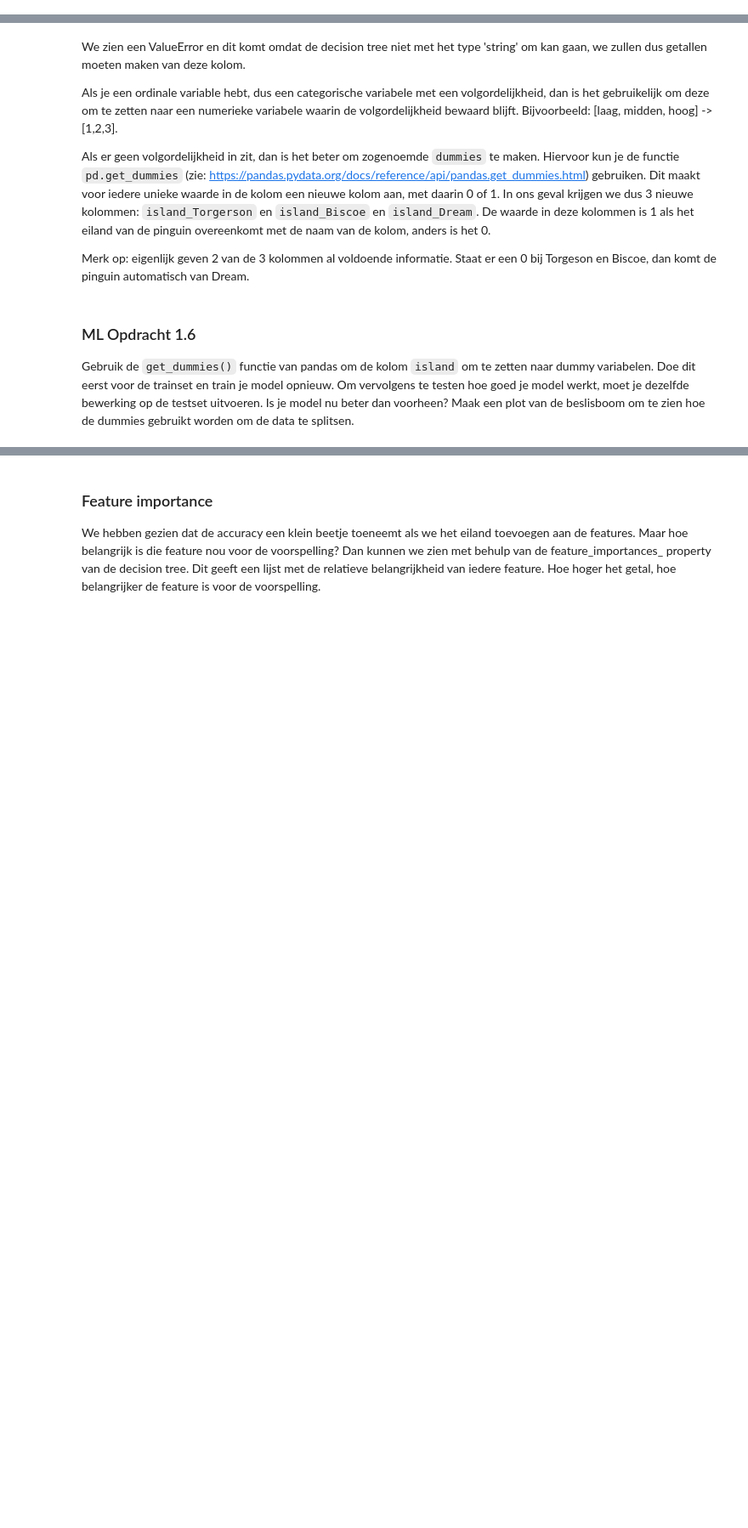
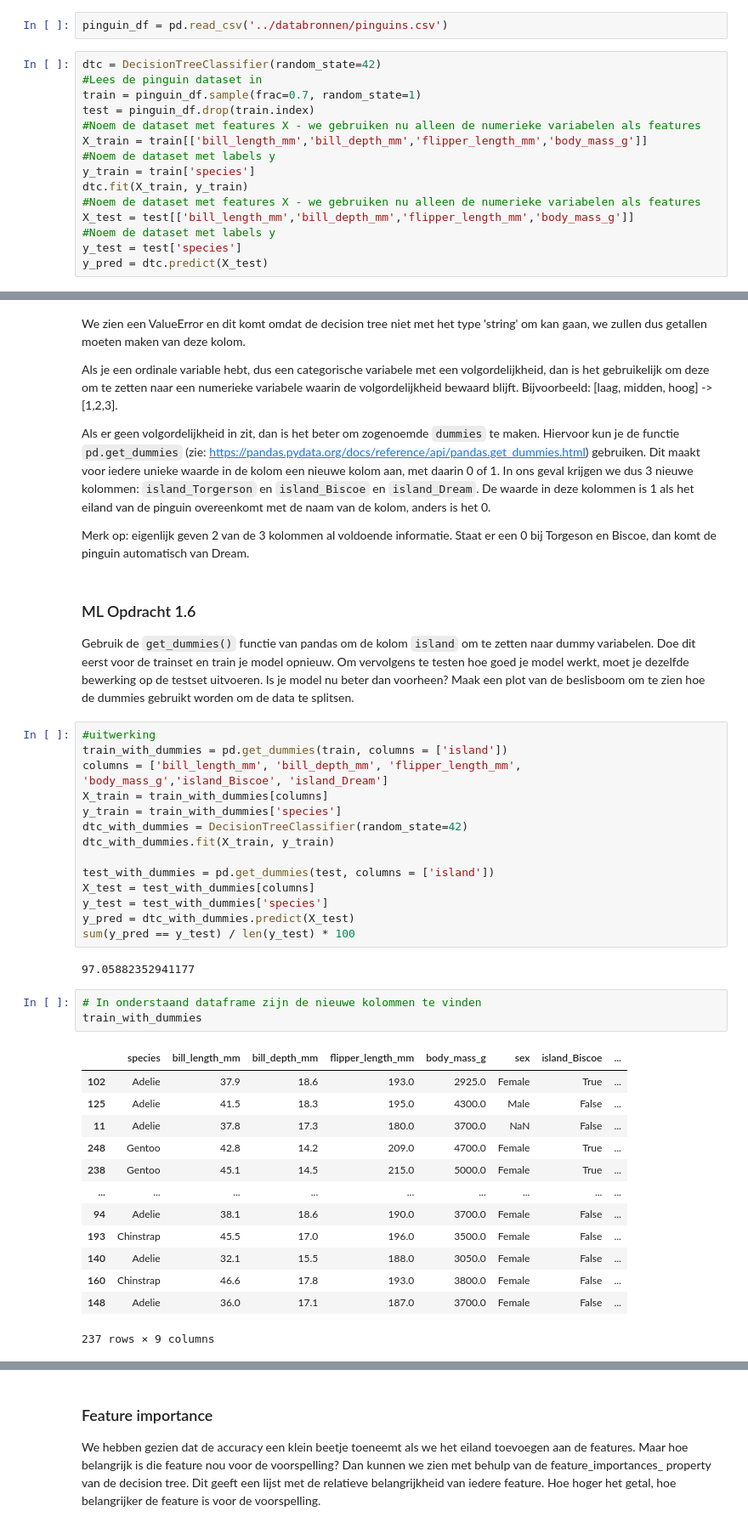
Before and after one commit to melatr/S3_AI_lesmateriaal, a Jupyter notebook: MachineLearning/machine_learning_les1.ipynb, the cells around one changed output, grey strips where cells are left out. Shown: that part at 85% size. Cells and saved outputs as stored; diff of their text form; blank space fills up the shorter version.

```diff
--- a/MachineLearning/machine_learning_les1.ipynb
+++ b/MachineLearning/machine_learning_les1.ipynb
@@ -128,0 +205,17 @@ d. Bereken hoeveel procent van de voorspelling goed gegaan is. Als het model som
+# %%
+pinguin_df = pd.read_csv('../databronnen/pinguins.csv')
+# %%
+dtc = DecisionTreeClassifier(random_state=42)
+#Lees de pinguin dataset in
+train = pinguin_df.sample(frac=0.7, random_state=1)
+test = pinguin_df.drop(train.index)
+#Noem de dataset met features X - we gebruiken nu alleen de numerieke variabelen als features
+X_train = train[['bill_length_mm','bill_depth_mm','flipper_length_mm','body_mass_g']]
+#Noem de dataset met labels y
+y_train = train['species']
+dtc.fit(X_train, y_train)
+#Noem de dataset met features X - we gebruiken nu alleen de numerieke variabelen als features
+X_test = test[['bill_length_mm','bill_depth_mm','flipper_length_mm','body_mass_g']]
+#Noem de dataset met labels y
+y_test = test['species']
+y_pred = dtc.predict(X_test)
@@ -155,3 +297,36 @@ Merk op: eigenlijk geven 2 van de 3 kolommen al voldoende informatie. Staat er e
 ### ML Opdracht 1.6
 
 Gebruik de `get_dummies()` functie van pandas om de kolom `island` om te zetten naar dummy variabelen. Doe dit eerst voor de trainset en train je model opnieuw. Om vervolgens te testen hoe goed je model werkt, moet je dezelfde bewerking op de testset uitvoeren. Is je model nu beter dan voorheen? Maak een plot van de beslisboom om te zien hoe de dummies gebruikt worden om de data te splitsen.
+# %%
+#uitwerking
+train_with_dummies = pd.get_dummies(train, columns = ['island'])
+columns = ['bill_length_mm', 'bill_depth_mm', 'flipper_length_mm', 'body_mass_g','island_Biscoe', 'island_Dream']
+X_train = train_with_dummies[columns]
+y_train = train_with_dummies['species']
+dtc_with_dummies = DecisionTreeClassifier(random_state=42)
+dtc_with_dummies.fit(X_train, y_train)
+
+test_with_dummies = pd.get_dummies(test, columns = ['island'])
+X_test = test_with_dummies[columns]
+y_test = test_with_dummies['species']
+y_pred = dtc_with_dummies.predict(X_test)
+sum(y_pred == y_test) / len(y_test) * 100
+# %% [output]
+97.05882352941177
+# %%
+# In onderstaand dataframe zijn de nieuwe kolommen te vinden
+train_with_dummies
+# %% [output]
+|  | species | bill_length_mm | bill_depth_mm | flipper_length_mm | body_mass_g | sex | island_Biscoe | ... |
+| 102 | Adelie | 37.9 | 18.6 | 193.0 | 2925.0 | Female | True | ... |
+| 125 | Adelie | 41.5 | 18.3 | 195.0 | 4300.0 | Male | False | ... |
+| 11 | Adelie | 37.8 | 17.3 | 180.0 | 3700.0 | NaN | False | ... |
+| 248 | Gentoo | 42.8 | 14.2 | 209.0 | 4700.0 | Female | True | ... |
+| 238 | Gentoo | 45.1 | 14.5 | 215.0 | 5000.0 | Female | True | ... |
+| ... | ... | ... | ... | ... | ... | ... | ... | ... |
+| 94 | Adelie | 38.1 | 18.6 | 190.0 | 3700.0 | Female | False | ... |
+| 193 | Chinstrap | 45.5 | 17.0 | 196.0 | 3500.0 | Female | False | ... |
+| 140 | Adelie | 32.1 | 15.5 | 188.0 | 3050.0 | Female | False | ... |
+| 160 | Chinstrap | 46.6 | 17.8 | 193.0 | 3800.0 | Female | False | ... |
+| 148 | Adelie | 36.0 | 17.1 | 187.0 | 3700.0 | Female | False | ... |
+237 rows × 9 columns
```
Also changed, not shown: parts of 22 cells of this notebook.
